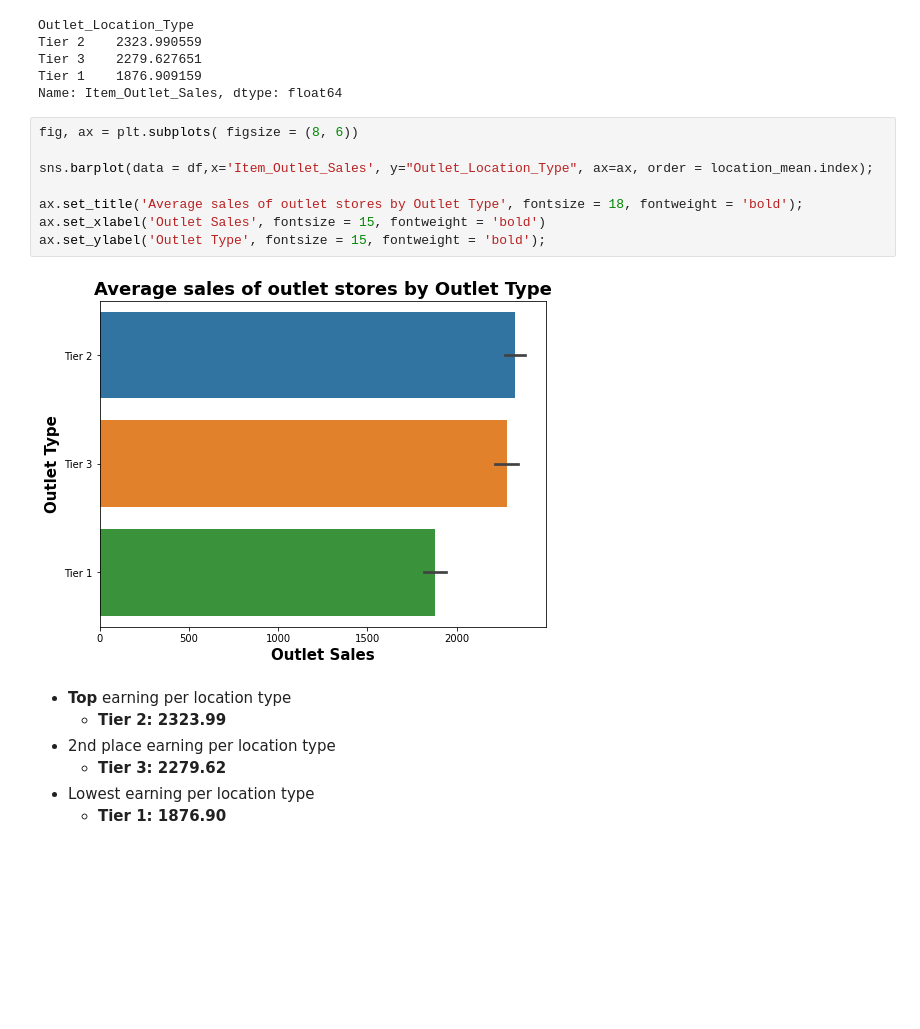
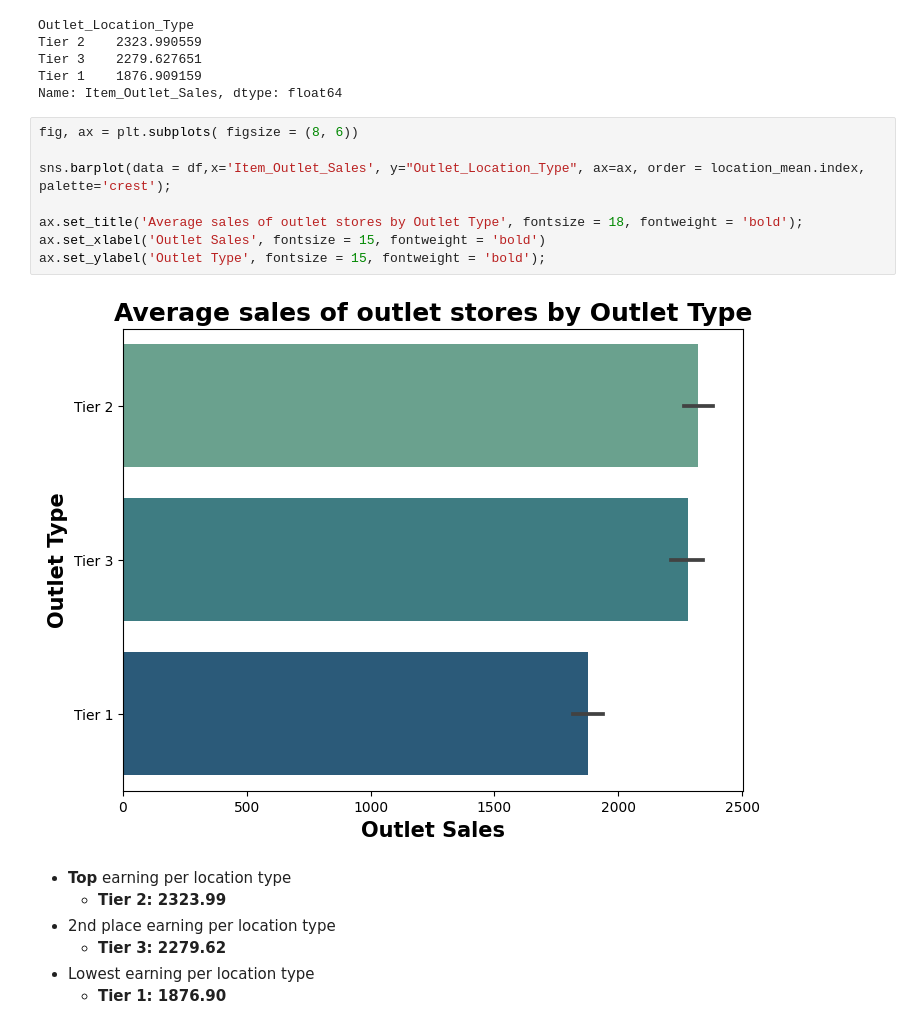
Before and after one commit to juDEcorous/Realization-of-Bargain-Depot-Sales, a Jupyter notebook: Project_Sales_Prediction.ipynb, the cells around one changed output. Cells and saved outputs as stored; diff of their text form; blank space fills up the shorter version.

```diff
--- a/Project_Sales_Prediction.ipynb
+++ b/Project_Sales_Prediction.ipynb
@@ -589,13 +585,13 @@ Name: Item_Outlet_Sales, dtype: float64
 # %%
 fig, ax = plt.subplots( figsize = (8, 6))
 
-sns.barplot(data = df,x='Item_Outlet_Sales', y="Outlet_Location_Type", ax=ax, order = location_mean.index);
+sns.barplot(data = df,x='Item_Outlet_Sales', y="Outlet_Location_Type", ax=ax, order = location_mean.index, palette='crest');
 
 ax.set_title('Average sales of outlet stores by Outlet Type', fontsize = 18, fontweight = 'bold');
 ax.set_xlabel('Outlet Sales', fontsize = 15, fontweight = 'bold')
 ax.set_ylabel('Outlet Type', fontsize = 15, fontweight = 'bold');
 # %% [output]
-[figure, old version]
+[figure, new version]
 # %% [markdown]
 - **Top** earning per location type
   - **Tier 2: 2323.99**
```
Also changed, not shown: parts of 55 cells of this notebook.
